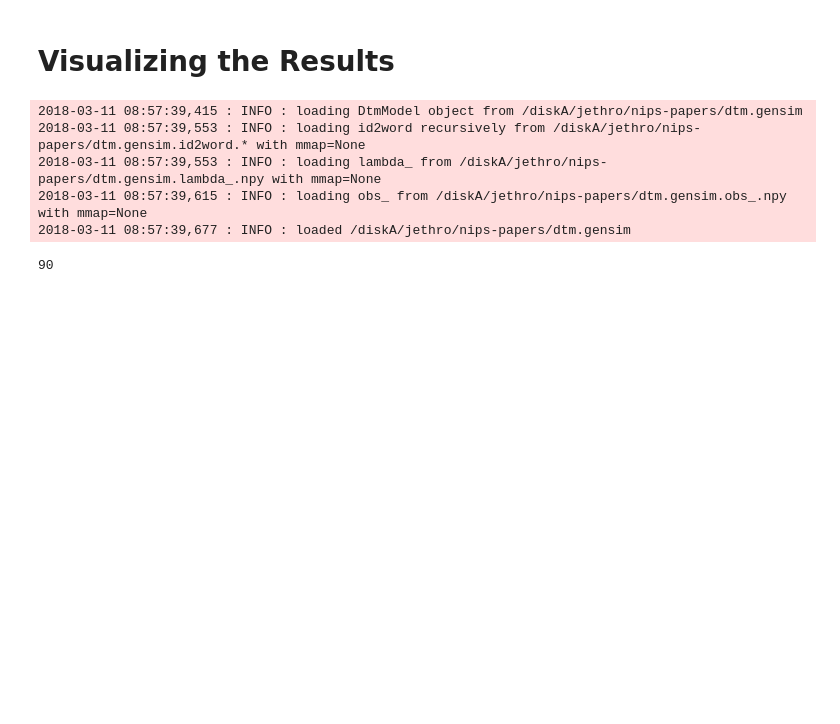
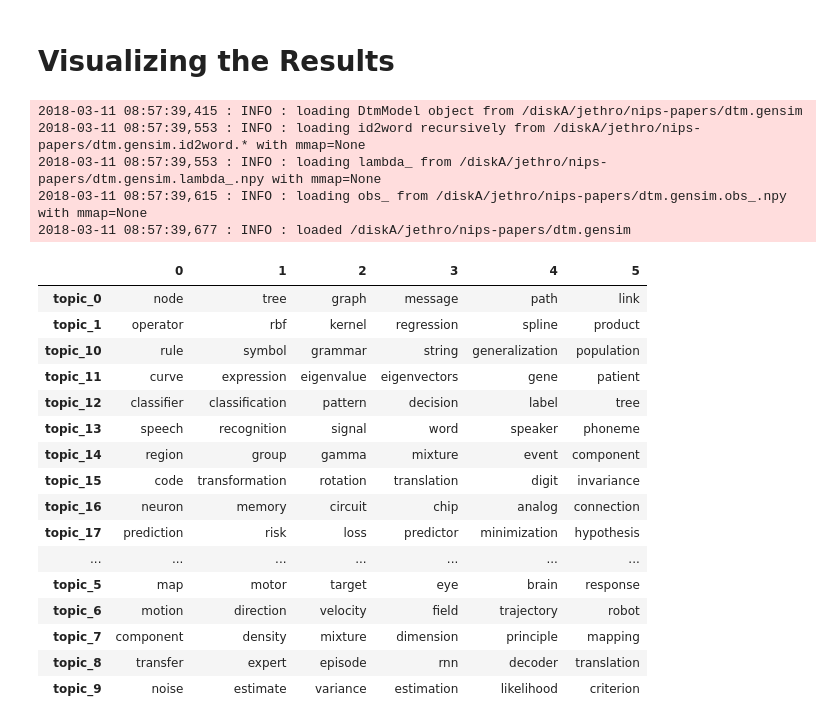
Before and after one commit to jethrokuan/data-science-notebooks, a Jupyter notebook: 04 - Topic Modeling (UROP)/nips-papers/2 - DTM.ipynb, the cells around one changed output. Cells and saved outputs as stored; diff of their text form; code cells hidden in the pictures; blank space fills up the shorter version.

```diff
--- a/04 - Topic Modeling (UROP)/nips-papers/2 - DTM.ipynb
+++ b/04 - Topic Modeling (UROP)/nips-papers/2 - DTM.ipynb
@@ -93,6 +95,28 @@ topics = dtm.show_topics(formatted=False, num_words=6, num_topics=-1, times=NUM_
 # %%
-d = dict()
-for topic_id, words in topics:
-    d[f'topic_{topic_id}'] = [word for rank, (word, prob) in enumerate(words)]
+def slice_to_dict(slce):
+    d = dict()
+    for topic_id, words in enumerate(slce):
+        d[f'topic_{topic_id}'] = [word for rank, (prob, word) in enumerate(words)]
+    return d
-# %% [output]
-90
+# %%
+slice0, slice1, slice2 = chunks(topics, 30)
+# %%
+pd.DataFrame(slice_to_dict(slice0)).transpose()
+# %% [output]
+|  | 0 | 1 | 2 | 3 | 4 | 5 |
+| topic_0 | node | tree | graph | message | path | link |
+| topic_1 | operator | rbf | kernel | regression | spline | product |
+| topic_10 | rule | symbol | grammar | string | generalization | population |
+| topic_11 | curve | expression | eigenvalue | eigenvectors | gene | patient |
+| topic_12 | classifier | classification | pattern | decision | label | tree |
+| topic_13 | speech | recognition | signal | word | speaker | phoneme |
+| topic_14 | region | group | gamma | mixture | event | component |
+| topic_15 | code | transformation | rotation | translation | digit | invariance |
+| topic_16 | neuron | memory | circuit | chip | analog | connection |
+| topic_17 | prediction | risk | loss | predictor | minimization | hypothesis |
+| ... | ... | ... | ... | ... | ... | ... |
+| topic_5 | map | motor | target | eye | brain | response |
+| topic_6 | motion | direction | velocity | field | trajectory | robot |
+| topic_7 | component | density | mixture | dimension | principle | mapping |
+| topic_8 | transfer | expert | episode | rnn | decoder | translation |
+| topic_9 | noise | estimate | variance | estimation | likelihood | criterion |
```
Also changed, not shown: parts of 7 cells of this notebook, 1 other file.
